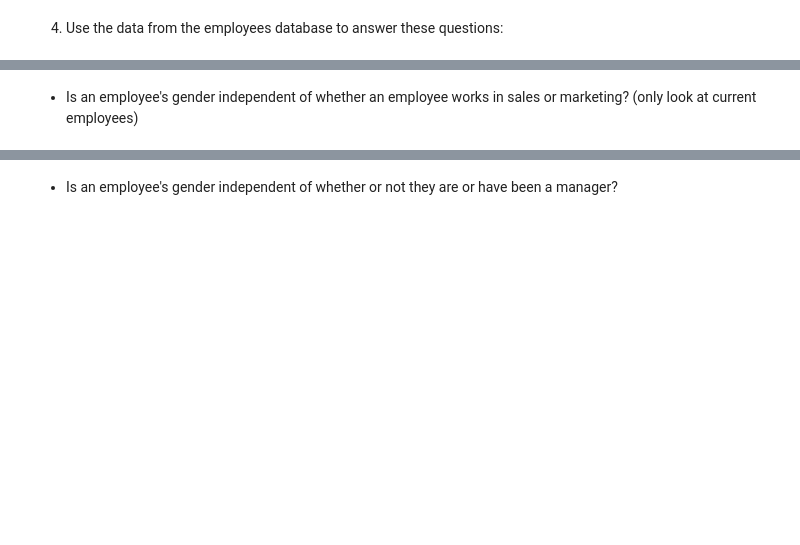
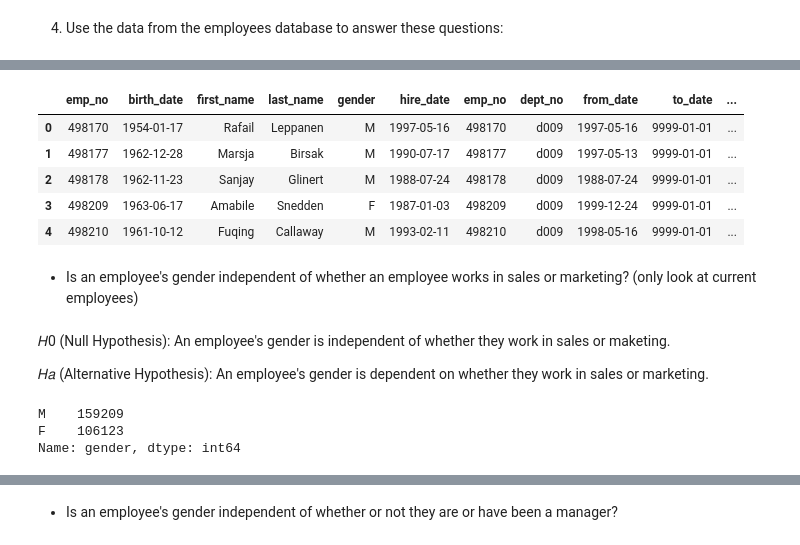
Before and after one commit to heywood95/statistics-exercises, a Jupyter notebook: hypothesis_testing.ipynb, the cells around one changed output, grey strips where cells are left out. Cells and saved outputs as stored; diff of their text form; code cells hidden in the pictures; blank space fills up the shorter version.

Commit message:
updated hypothesis_testing with chi square exercises

```diff
--- a/hypothesis_testing.ipynb
+++ b/hypothesis_testing.ipynb
@@ -991,2 +1189,40 @@ We can see by comparing the contingency tables that the observed values are very
+# %%
+def get_db_url(username, password, host, db):
+    return f'mysql+pymysql://{username}:{password}@{host}/{db}'
+
+url = get_db_url(env.user, env.password, env.host, db='employees') # run a sql querry joining the salaries table to the employees table to retrieve the from and to date columns along with the salaries.
+
+query = '''
+SELECT *
+FROM employees AS e
+JOIN dept_emp AS de
+ON de.emp_no = e.emp_no
+JOIN departments AS d
+ON d.dept_no = de.dept_no
+JOIN salaries AS s
+ON s.emp_no = e.emp_no
+WHERE s.to_date = '9999-01-01'
+ORDER BY d.dept_name;
+'''
+
+df = pd.read_sql(query, url)
+df.head()
+# %% [output]
+|  | emp_no | birth_date | first_name | last_name | gender | hire_date | emp_no | dept_no | from_date | to_date | ... |
+| 0 | 498170 | 1954-01-17 | Rafail | Leppanen | M | 1997-05-16 | 498170 | d009 | 1997-05-16 | 9999-01-01 | ... |
+| 1 | 498177 | 1962-12-28 | Marsja | Birsak | M | 1990-07-17 | 498177 | d009 | 1997-05-13 | 9999-01-01 | ... |
+| 2 | 498178 | 1962-11-23 | Sanjay | Glinert | M | 1988-07-24 | 498178 | d009 | 1988-07-24 | 9999-01-01 | ... |
+| 3 | 498209 | 1963-06-17 | Amabile | Snedden | F | 1987-01-03 | 498209 | d009 | 1999-12-24 | 9999-01-01 | ... |
+| 4 | 498210 | 1961-10-12 | Fuqing | Callaway | M | 1993-02-11 | 498210 | d009 | 1998-05-16 | 9999-01-01 | ... |
 # %% [markdown]
 - Is an employee's gender independent of whether an employee works in sales or marketing? (only look at current employees)
+# %% [markdown]
+𝐻0  (Null Hypothesis): An employee's gender is independent of whether they work in sales or maketing.
+
+𝐻𝑎  (Alternative Hypothesis): An employee's gender is dependent on whether they work in sales or marketing.
+# %%
+df['gender'].value_counts()
+# %% [output]
+M    159209
+F    106123
+Name: gender, dtype: int64
```
Also changed, not shown: parts of 63 cells of this notebook.
